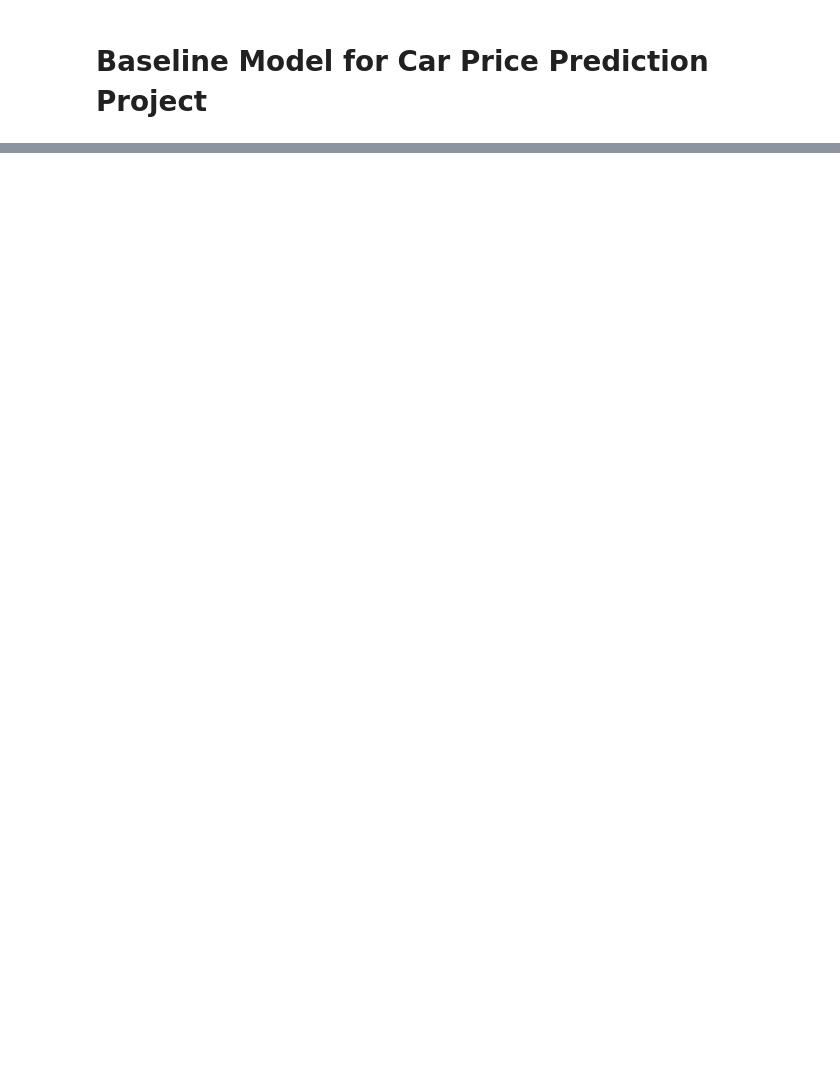
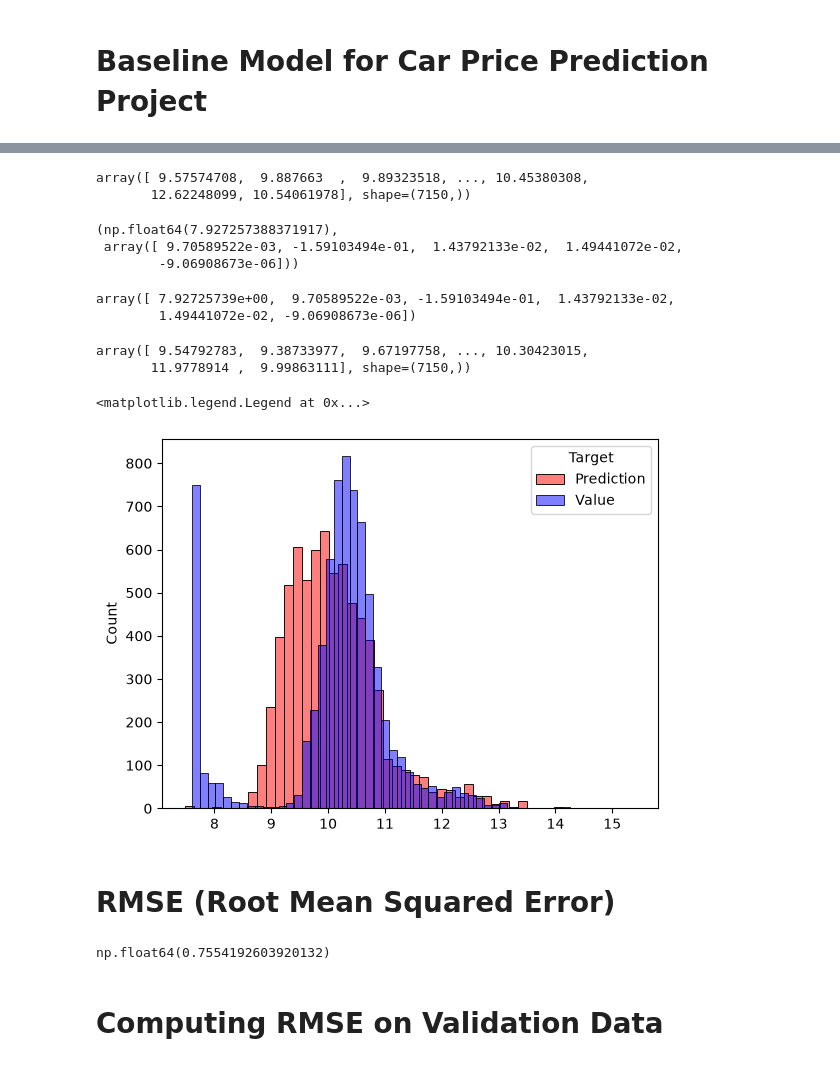
Before and after one commit to Manjeetvyas/ML-Zoomcamp-2026, a Jupyter notebook: Module 2 - Regression/car_price_prediction_project.ipynb, the cells around one changed output, grey strips where cells are left out. Cells and saved outputs as stored; diff of their text form; code cells hidden in the pictures; blank space fills up the shorter version.

```diff
--- a/Module 2 - Regression/car_price_prediction_project.ipynb
+++ b/Module 2 - Regression/car_price_prediction_project.ipynb
@@ -499,0 +535,4 @@ train_linear_regression(X,y)
+# %%
+ones = np.ones(len(df_train))
+X_train = np.column_stack([ones, X_train])   #adding vias to the feature matrix
+X_train
@@ -499,0 +548,38 @@ train_linear_regression(X,y)
+# %%
+y_train #target vector
+# %% [output]
+array([ 9.57574708,  9.887663  ,  9.89323518, ..., 10.45380308,
+       12.62248099, 10.54061978], shape=(7150,))
+# %%
+#and for weights we will use our previously created train_logistic_regression model, which will provide us weight
+#from using our X-train and Y-train data via normal equation.
+
+w0, w = train_linear_regression(X_train, y_train)
+w0, w
+# %% [output]
+(np.float64(7.927257388371917),
+ array([ 9.70589522e-03, -1.59103494e-01,  1.43792133e-02,  1.49441072e-02,
+        -9.06908673e-06]))
+# %%
+w_full = np.insert(w, 0, w0)  #making a single weight vector
+w_full
+# %% [output]
+array([ 7.92725739e+00,  9.70589522e-03, -1.59103494e-01,  1.43792133e-02,
+        1.49441072e-02, -9.06908673e-06])
+# %%
+#PREDICTION:
+
+y_pred = X_train.dot(w_full)
+y_pred
+# %% [output]
+array([ 9.54792783,  9.38733977,  9.67197758, ..., 10.30423015,
+       11.9778914 ,  9.99863111], shape=(7150,))
+# %%
+sns.histplot(y_pred, color="red", alpha = 0.5 , bins = 50)
+sns.histplot(y_train, color="blue", alpha = 0.5 , bins = 50)
+plt.legend(title="Target", labels=["Prediction", "Value"])
+# %% [output]
+<matplotlib.legend.Legend at 0x...>
+[figure, added]
+# %% [markdown]
+# RMSE (Root Mean Squared Error)
@@ -499,0 +596,6 @@ train_linear_regression(X,y)
+# %%
+rmse(y_train, y_pred) #performing rmse on y_train
+# %% [output]
+np.float64(0.7554192603920132)
+# %% [markdown]
+# Computing RMSE on Validation Data
```
Also changed, not shown: parts of 18 cells of this notebook, 1 other file.
